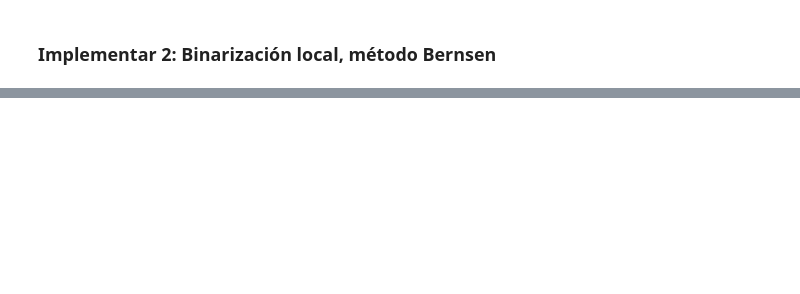
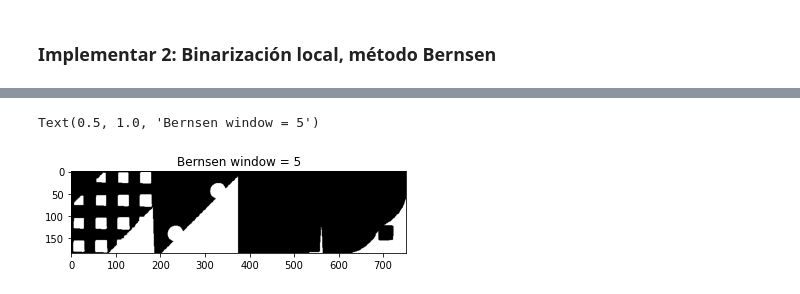
Before and after one commit to Elianagam/FundRobotica, a Jupyter notebook: balance/Binarizacion.ipynb, the cells around one changed output, grey strips where cells are left out. Saved outputs shown, nothing was run; the diff lists cells and outputs as text; code cells hidden in the pictures; blank space fills up the shorter version.

```diff
--- a/balance/Binarizacion.ipynb
+++ b/balance/Binarizacion.ipynb
@@ -136,0 +149,8 @@ ax.imshow(img_new,cmap='gray', vmin=0, vmax=1)
+# %%
+fig = plt.figure()
+ax = plt.subplot()
+ax.imshow(bersen(img, window=5),cmap='gray', vmin=0, vmax=1)
+plt.title("Bernsen window = 5")
+# %% [output]
+Text(0.5, 1.0, 'Bernsen window = 5')
+[figure, added]
```
Also changed, not shown: parts of 9 cells of this notebook.
